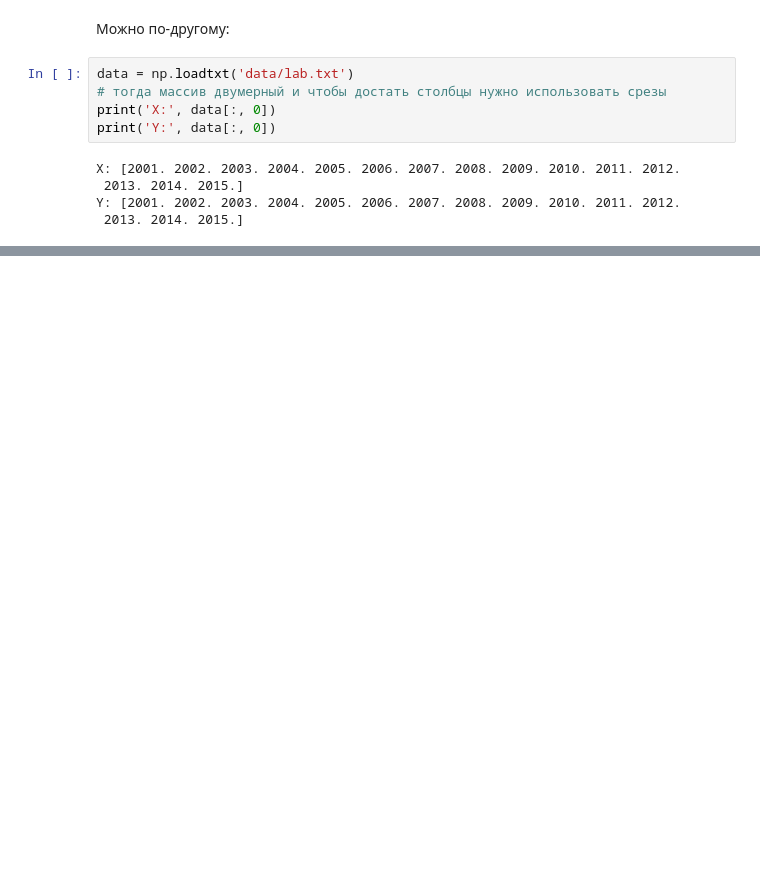
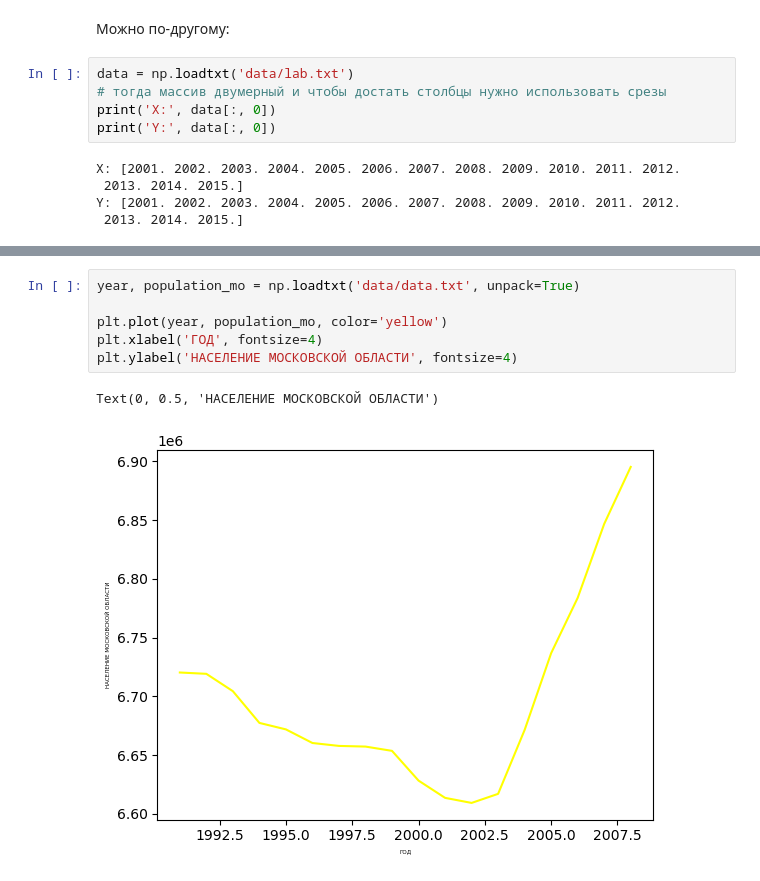
Before and after one commit to teimy/lksh2024-planets, a Jupyter notebook: python/numerical_python_hard.ipynb, the cells around one changed output, grey strips where cells are left out. Cells and saved outputs as stored; diff of their text form; blank space fills up the shorter version.

```diff
--- a/python/numerical_python_hard.ipynb
+++ b/python/numerical_python_hard.ipynb
@@ -381,0 +472,9 @@ plot(x_data, y_data, xlabel=, ylabel=, title=) # вставьте сюда лю
+# %%
+year, population_mo = np.loadtxt('data/data.txt', unpack=True)
+
+plt.plot(year, population_mo, color='yellow')
+plt.xlabel('ГОД', fontsize=4)
+plt.ylabel('НАСЕЛЕНИЕ МОСКОВСКОЙ ОБЛАСТИ', fontsize=4)
+# %% [output]
+Text(0, 0.5, 'НАСЕЛЕНИЕ МОСКОВСКОЙ ОБЛАСТИ')
+[figure, added]
```
Also changed, not shown: parts of 34 cells of this notebook, 3 other files.
